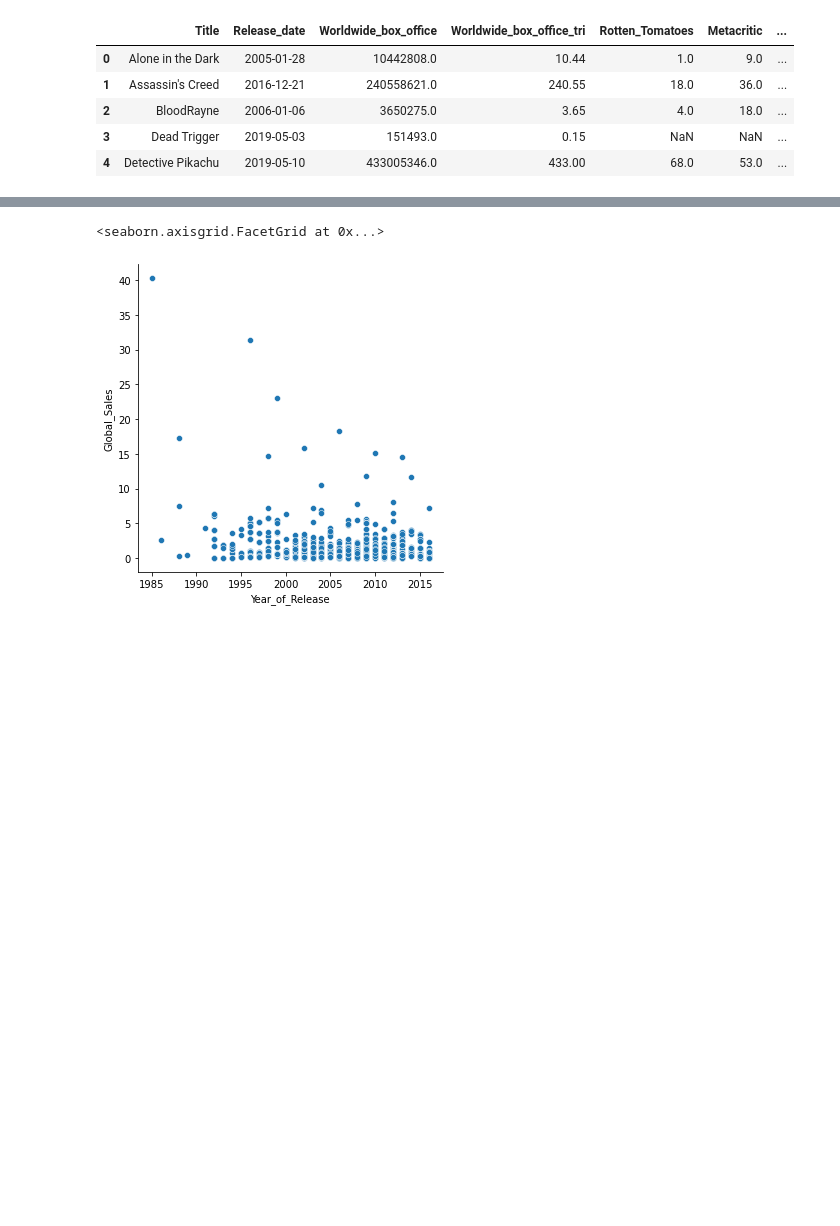
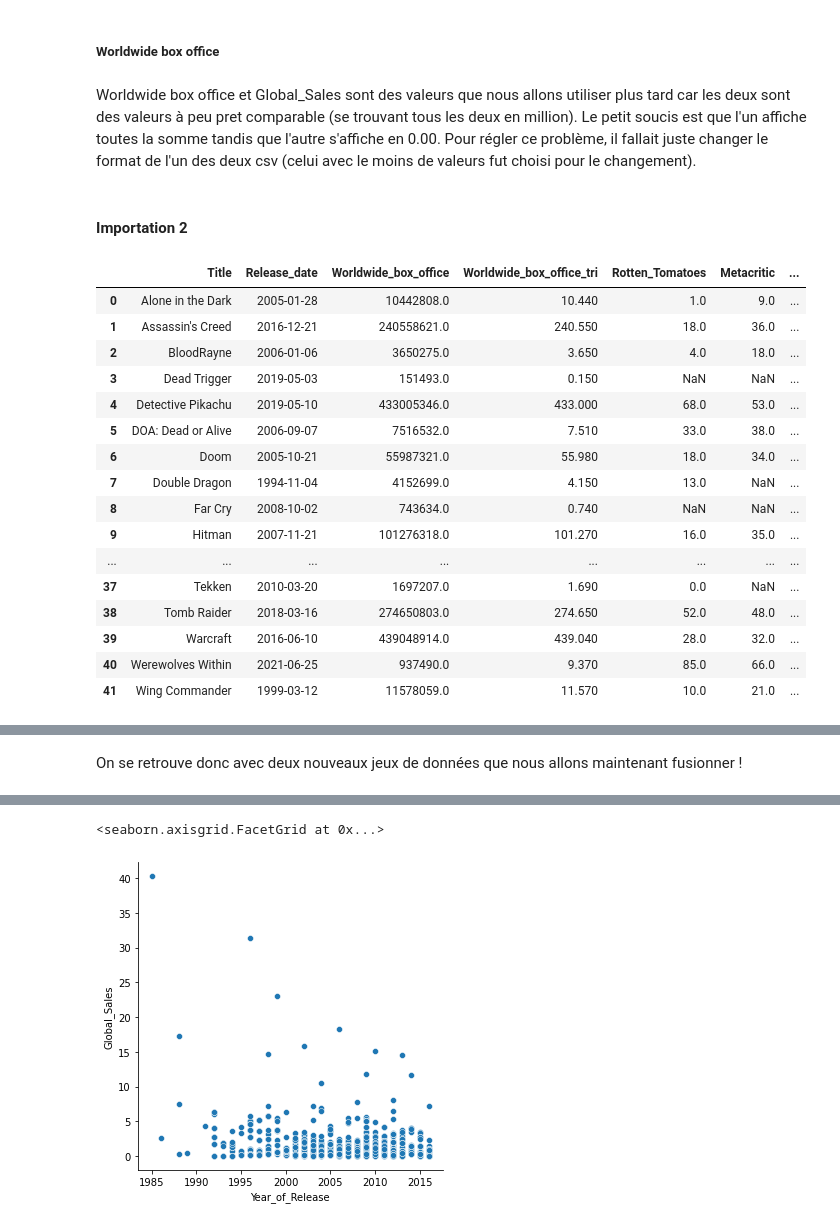
Before and after one commit to Leadersheepy/h3-hitema, a Jupyter notebook: DevoirVendredi/JeuVideoEtFilm.ipynb, the cells around one changed output, grey strips where cells are left out. Drawn from its saved outputs; the diff is of its cells as text; code cells hidden in the pictures; blank space fills up the shorter version.

```diff
--- a/DevoirVendredi/JeuVideoEtFilm.ipynb
+++ b/DevoirVendredi/JeuVideoEtFilm.ipynb
@@ -46,0 +64,4 @@ rslt_df.head()
+# %% [markdown]
+##### Worldwide box office
+# %% [markdown]
+Worldwide box office et Global_Sales sont des valeurs que nous allons utiliser plus tard car les deux sont des valeurs à peu pret comparable (se trouvant tous les deux en million). Le petit soucis est que l'un affiche toutes la somme tandis que l'autre s'affiche en 0.00. Pour régler ce problème, il fallait juste changer le format de l'un des deux csv (celui avec le moins de valeurs fut choisi pour le changement).
@@ -47,15 +71,28 @@ rslt_df.head()
+# %% [markdown]
+#### Importation 2
 # %%
-video_game_film_m = pd.read_csv('video_game_films_modifie.csv');
-video_game_m = pd.read_csv('Video_Games_Sales_modifie.csv');
+video_game_film_m = pad.read_csv('video_game_films_modifie.csv');
+video_game_m = pad.read_csv('Video_Games_Sales_modifie.csv');
 # %%
-video_game_film_m.head()
+video_game_film_m
 # %% [output]
 |  | Title | Release_date | Worldwide_box_office | Worldwide_box_office_tri | Rotten_Tomatoes | Metacritic | ... |
-| 0 | Alone in the Dark | 2005-01-28 | 10442808.0 | 10.44 | 1.0 | 9.0 | ... |
-| 1 | Assassin's Creed | 2016-12-21 | 240558621.0 | 240.55 | 18.0 | 36.0 | ... |
-| 2 | BloodRayne | 2006-01-06 | 3650275.0 | 3.65 | 4.0 | 18.0 | ... |
-| 3 | Dead Trigger | 2019-05-03 | 151493.0 | 0.15 | NaN | NaN | ... |
-| 4 | Detective Pikachu | 2019-05-10 | 433005346.0 | 433.00 | 68.0 | 53.0 | ... |
+| 0 | Alone in the Dark | 2005-01-28 | 10442808.0 | 10.440 | 1.0 | 9.0 | ... |
+| 1 | Assassin's Creed | 2016-12-21 | 240558621.0 | 240.550 | 18.0 | 36.0 | ... |
+| 2 | BloodRayne | 2006-01-06 | 3650275.0 | 3.650 | 4.0 | 18.0 | ... |
+| 3 | Dead Trigger | 2019-05-03 | 151493.0 | 0.150 | NaN | NaN | ... |
+| 4 | Detective Pikachu | 2019-05-10 | 433005346.0 | 433.000 | 68.0 | 53.0 | ... |
+| 5 | DOA: Dead or Alive | 2006-09-07 | 7516532.0 | 7.510 | 33.0 | 38.0 | ... |
+| 6 | Doom | 2005-10-21 | 55987321.0 | 55.980 | 18.0 | 34.0 | ... |
+| 7 | Double Dragon | 1994-11-04 | 4152699.0 | 4.150 | 13.0 | NaN | ... |
+| 8 | Far Cry | 2008-10-02 | 743634.0 | 0.740 | NaN | NaN | ... |
+| 9 | Hitman | 2007-11-21 | 101276318.0 | 101.270 | 16.0 | 35.0 | ... |
+| ... | ... | ... | ... | ... | ... | ... | ... |
+| 37 | Tekken | 2010-03-20 | 1697207.0 | 1.690 | 0.0 | NaN | ... |
+| 38 | Tomb Raider | 2018-03-16 | 274650803.0 | 274.650 | 52.0 | 48.0 | ... |
+| 39 | Warcraft | 2016-06-10 | 439048914.0 | 439.040 | 28.0 | 32.0 | ... |
+| 40 | Werewolves Within | 2021-06-25 | 937490.0 | 9.370 | 85.0 | 66.0 | ... |
+| 41 | Wing Commander | 1999-03-12 | 11578059.0 | 11.570 | 10.0 | 21.0 | ... |
 # %%
 video_game_m.head()
 # %% [output]
@@ -65,4 +102,6 @@ video_game_m.head()
 | 2 | .hack: Sekai no Mukou ni + Versus | PS3 | 2012.0 | Action | Namco Bandai Games | 0.00 | 0.00 | 0.03 | 0.00 | ... |
 | 3 | .hack//G.U. Vol.1//Rebirth | PS2 | 2006.0 | Role-Playing | Namco Bandai Games | 0.00 | 0.00 | 0.17 | 0.00 | ... |
 | 4 | .hack//G.U. Vol.2//Reminisce | PS2 | 2006.0 | Role-Playing | Namco Bandai Games | 0.11 | 0.09 | 0.00 | 0.03 | ... |
+# %% [markdown]
+On se retrouve donc avec deux nouveaux jeux de données que nous allons maintenant fusionner !
 # %%
```
Also changed, not shown: parts of 35 cells of this notebook, 1 other file.
